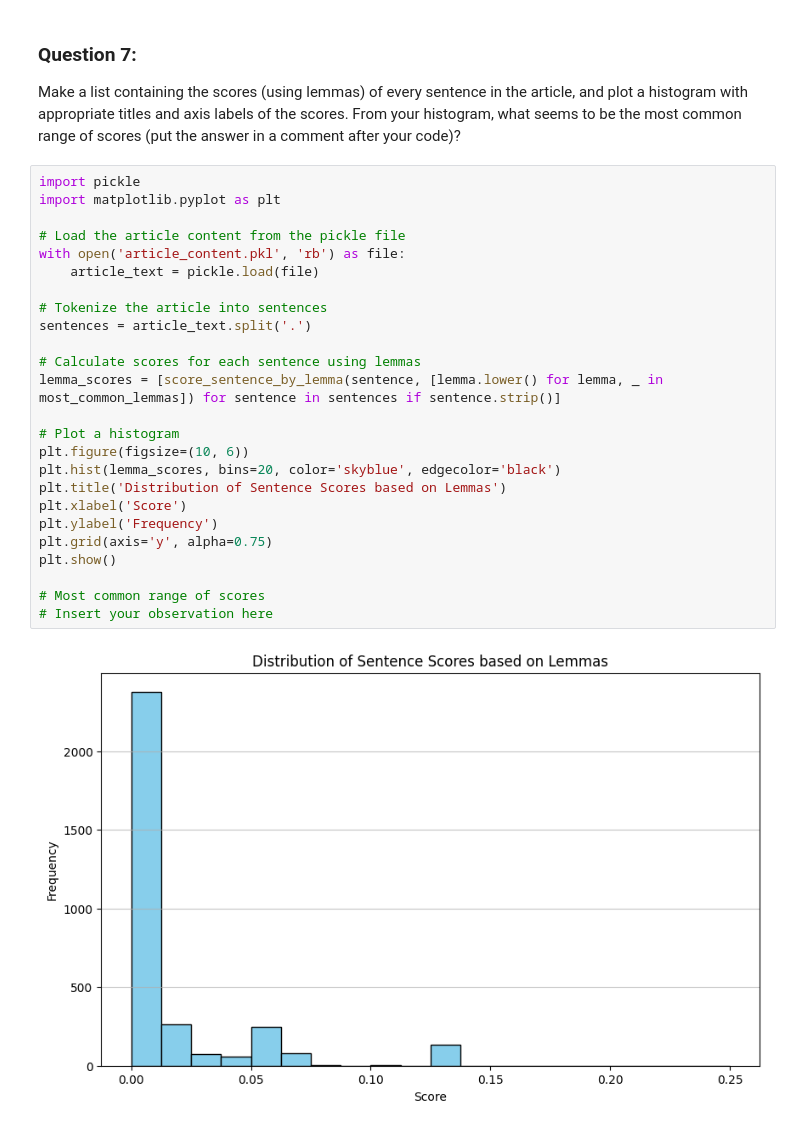
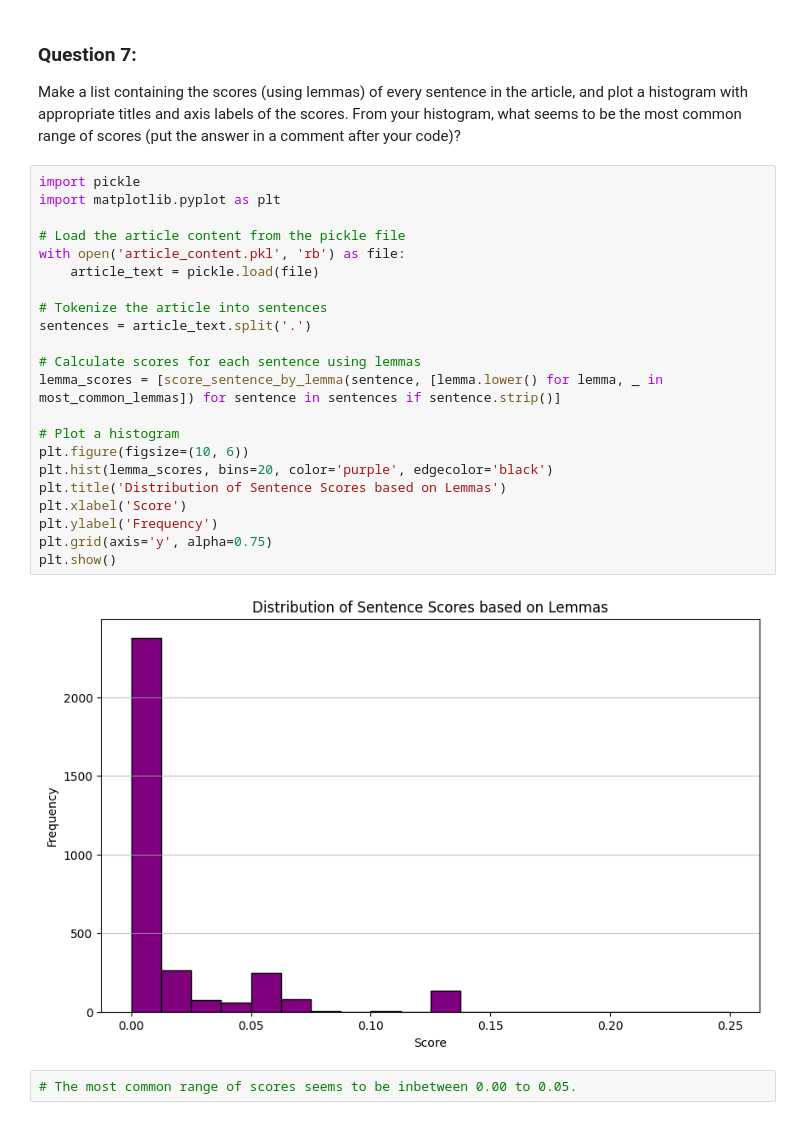
Before and after one commit to prabhasapkota/web-scrapping, a Jupyter notebook: web-scraping.ipynb, the cells around one changed output. Drawn from its saved outputs; the diff is of its cells as text.

```diff
--- a/web-scraping.ipynb
+++ b/web-scraping.ipynb
@@ -263,28 +265,27 @@ plt.show()
 # %%
 import pickle
 import matplotlib.pyplot as plt
 
 # Load the article content from the pickle file
 with open('article_content.pkl', 'rb') as file:
     article_text = pickle.load(file)
 
 # Tokenize the article into sentences
 sentences = article_text.split('.')
 
 # Calculate scores for each sentence using lemmas
 lemma_scores = [score_sentence_by_lemma(sentence, [lemma.lower() for lemma, _ in most_common_lemmas]) for sentence in sentences if sentence.strip()]
 
 # Plot a histogram
 plt.figure(figsize=(10, 6))
-plt.hist(lemma_scores, bins=20, color='skyblue', edgecolor='black')
+plt.hist(lemma_scores, bins=20, color='purple', edgecolor='black')
 plt.title('Distribution of Sentence Scores based on Lemmas')
 plt.xlabel('Score')
 plt.ylabel('Frequency')
 plt.grid(axis='y', alpha=0.75)
 plt.show()
-
-# Most common range of scores
-# Insert your observation here
 # %% [output]
-[figure, old version]
+[figure, new version]
+# %%
+# The most common range of scores seems to be inbetween 0.00 to 0.05.
 # %% [markdown]
```
Also changed, not shown: parts of 8 cells of this notebook, 1 other file.
